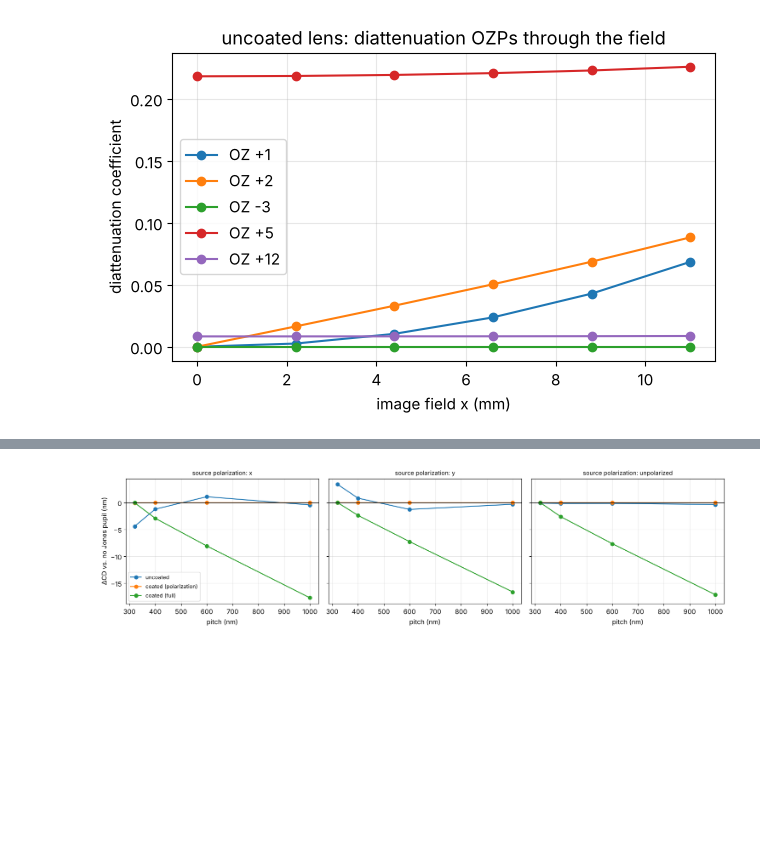
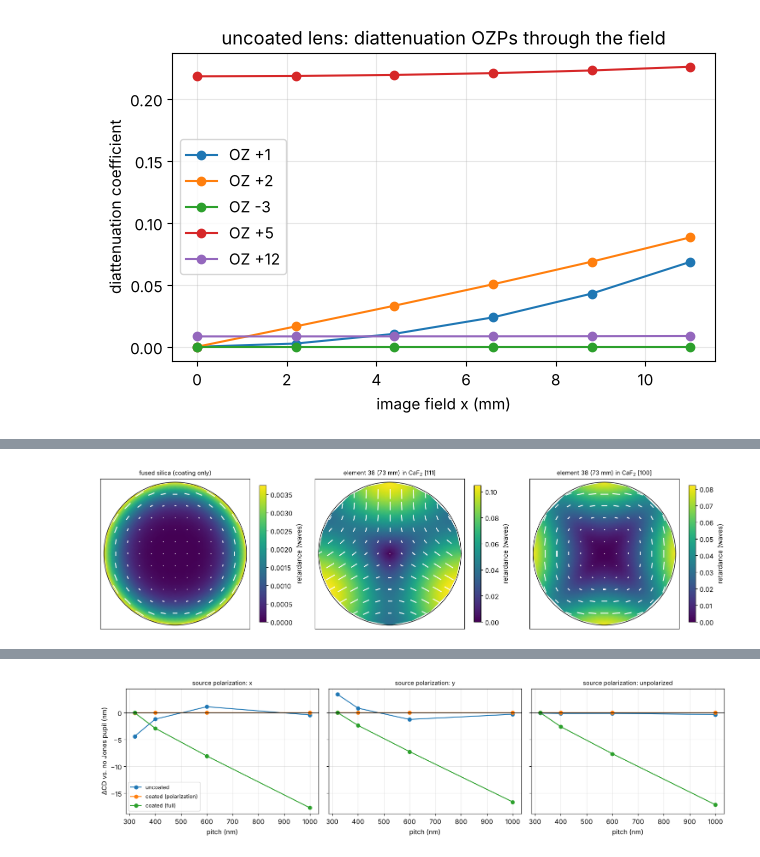
Before and after one commit to aeberspaecher/pyoptics, a Jupyter notebook: notebooks/31_litho_jones_pupil.ipynb, the cells around one changed output, grey strips where cells are left out. Saved outputs shown, nothing was run; the diff lists cells and outputs as text; code cells hidden in the pictures; blank space fills up the shorter version.

```diff
--- a/notebooks/31_litho_jones_pupil.ipynb
+++ b/notebooks/31_litho_jones_pupil.ipynb
@@ -259,0 +362,25 @@ ax.legend(), ax.grid(alpha=0.3)
+# %%
+DN_ARF = -3.4e-7  # CaF2 at 193 nm, Burnett et al. (2001)
+dn = DN_ARF*system.wavelength_nm/193.4
+caf2 = (36, 38, 40)
+
+def crystal_pupil(axes_clockings, N=33):
+    media = {i: lens.CubicCrystal(dn, a, np.radians(c)) for i, (a, c) in zip(caf2, axes_clockings)}
+    return lens.lens_jones_pupil(system, N=N, coating=coating, birefringent=media)
+
+def retardance_orientator(r):
+    g = jp.decompose(r.J)["retardance"]
+    return g[0] + 1j*g[1]
+
+fig, axes = plt.subplots(1, 3, figsize=(15, 4.3))
+r_si = coated
+plot_orientation((r_si.P_x, r_si.P_y, retardance_orientator(r_si)), ax=axes[0],
+                 title="fused silica (coating only)", label="retardance (waves)")
+for ax, axis in zip(axes[1:], ("111", "100")):
+    media = {38: lens.CubicCrystal(dn, axis)}
+    r = lens.lens_jones_pupil(system, N=33, coating=coating, birefringent=media)
+    plot_orientation((r.P_x, r.P_y, retardance_orientator(r)), ax=ax,
+                     title="element 38 (73 mm) in CaF$_2$ [{}]".format(axis), label="retardance (waves)")
+plt.tight_layout()
+# %% [output]
+[figure, added]
```
Also changed, not shown: parts of 14 cells of this notebook, 8 other files.
